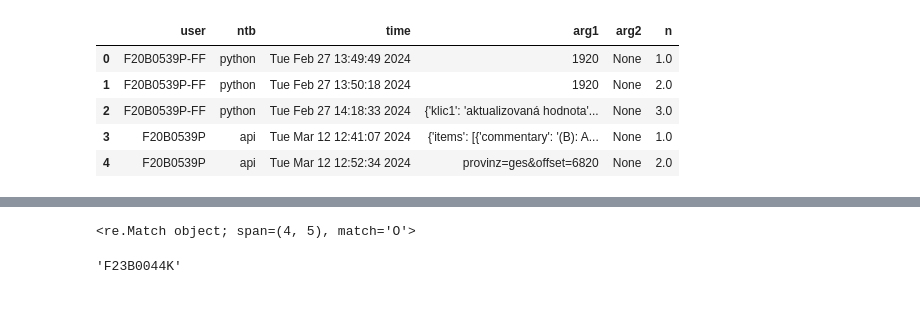
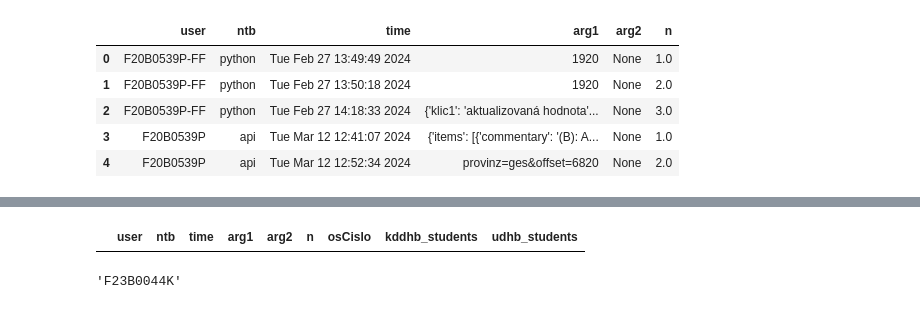
Before and after one commit to CCS-ZCU/pribehy-dat, a Jupyter notebook: management/kontrola.ipynb, the cells around one changed output, grey strips where cells are left out. Saved outputs shown, nothing was run; the diff lists cells and outputs as text; code cells hidden in the pictures.

```diff
--- a/management/kontrola.ipynb
+++ b/management/kontrola.ipynb
@@ -54,7 +59,8 @@ data_df[data_df["user"].str.contains("F22B0199P")]
-# %%
-re.search("O", "F23BOO44K".replace())
-# %% [output]
-<re.Match object; span=(4, 5), match='O'>
+# %%
+luiza = "F23B0037K"
+data_df[data_df["user"].str.contains(luiza)]
+# %% [output]
+|  | user | ntb | time | arg1 | arg2 | n | osCislo | kddhb_students | udhb_students |
 # %%
 user = "F23BOO44K".replace("O", "0")
 re.search("F\d+B\d+[PK]?", user, re.IGNORECASE).group()
```
Also changed, not shown: parts of 6 cells of this notebook, 8 other files.
